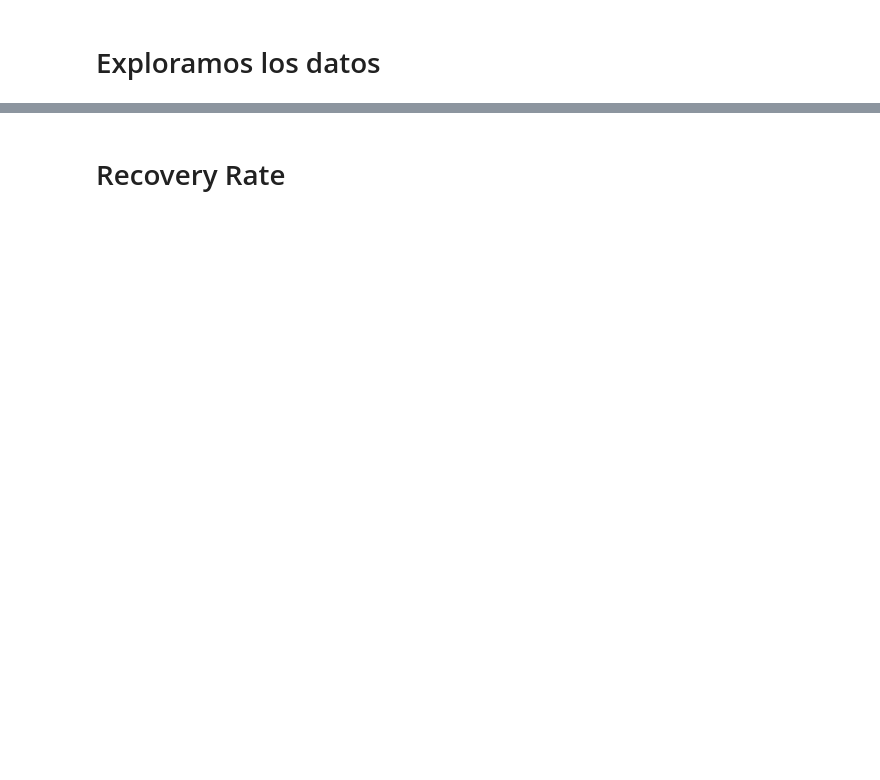
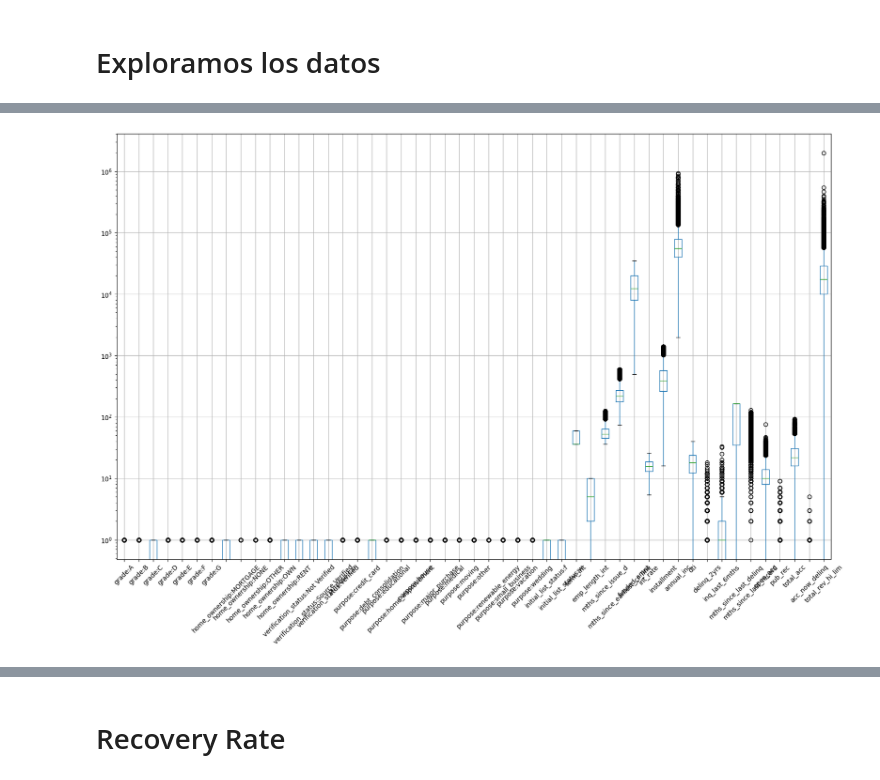
Before and after one commit to jpantojaj/Backtesting_Stresstesting, a Jupyter notebook: Sesión_5_LGD_EAD.ipynb, the cells around one changed output, grey strips where cells are left out. Saved outputs shown, nothing was run; the diff lists cells and outputs as text; code cells hidden in the pictures; blank space fills up the shorter version.

```diff
--- a/Sesión_5_LGD_EAD.ipynb
+++ b/Sesión_5_LGD_EAD.ipynb
@@ -34,0 +159,7 @@ loan_data_defaults['grade:A'].value_counts()
+# %%
+loan_data_defaults.drop(columns = ['recovery_rate','CCF']).boxplot(figsize = (20, 12))
+plt.yscale('log')
+plt.xticks(rotation = 45)
+plt.show()
+# %% [output]
+[figure, added]
```
Also changed, not shown: parts of 81 cells of this notebook.
